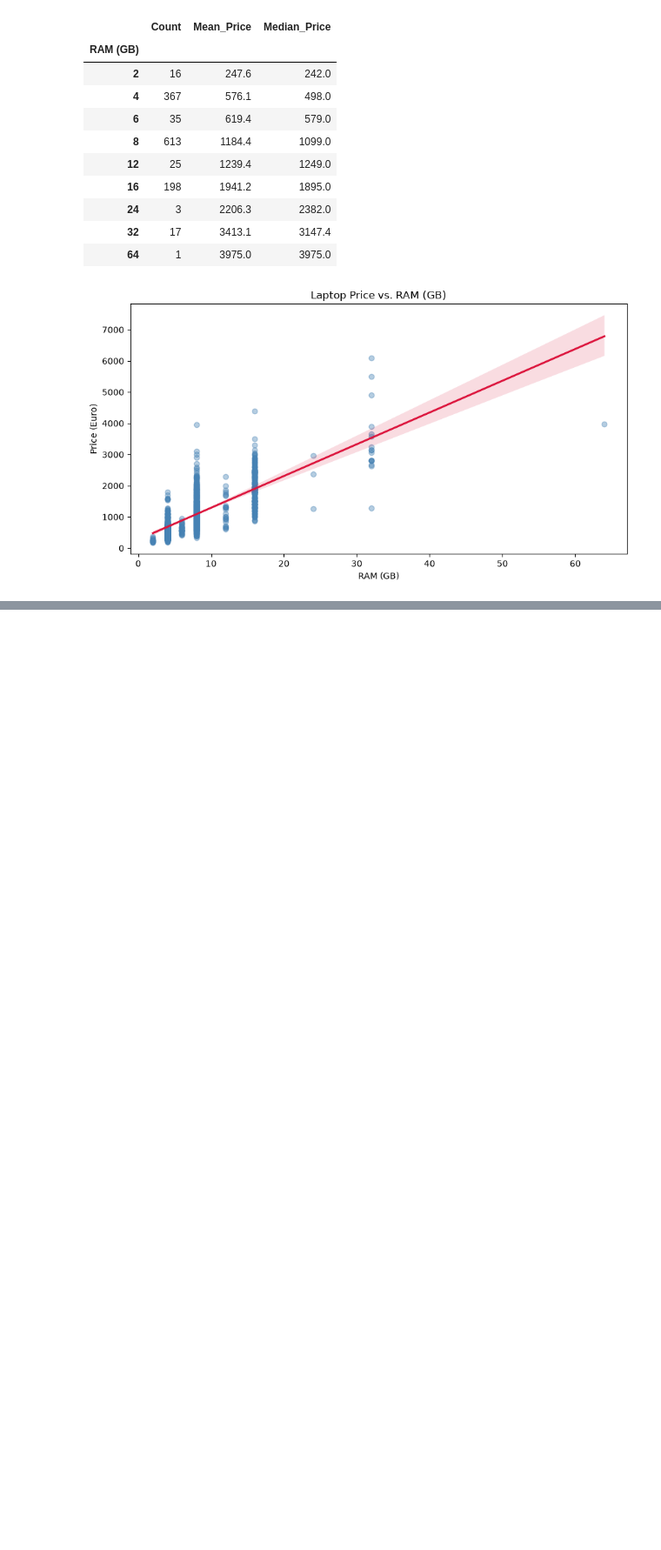
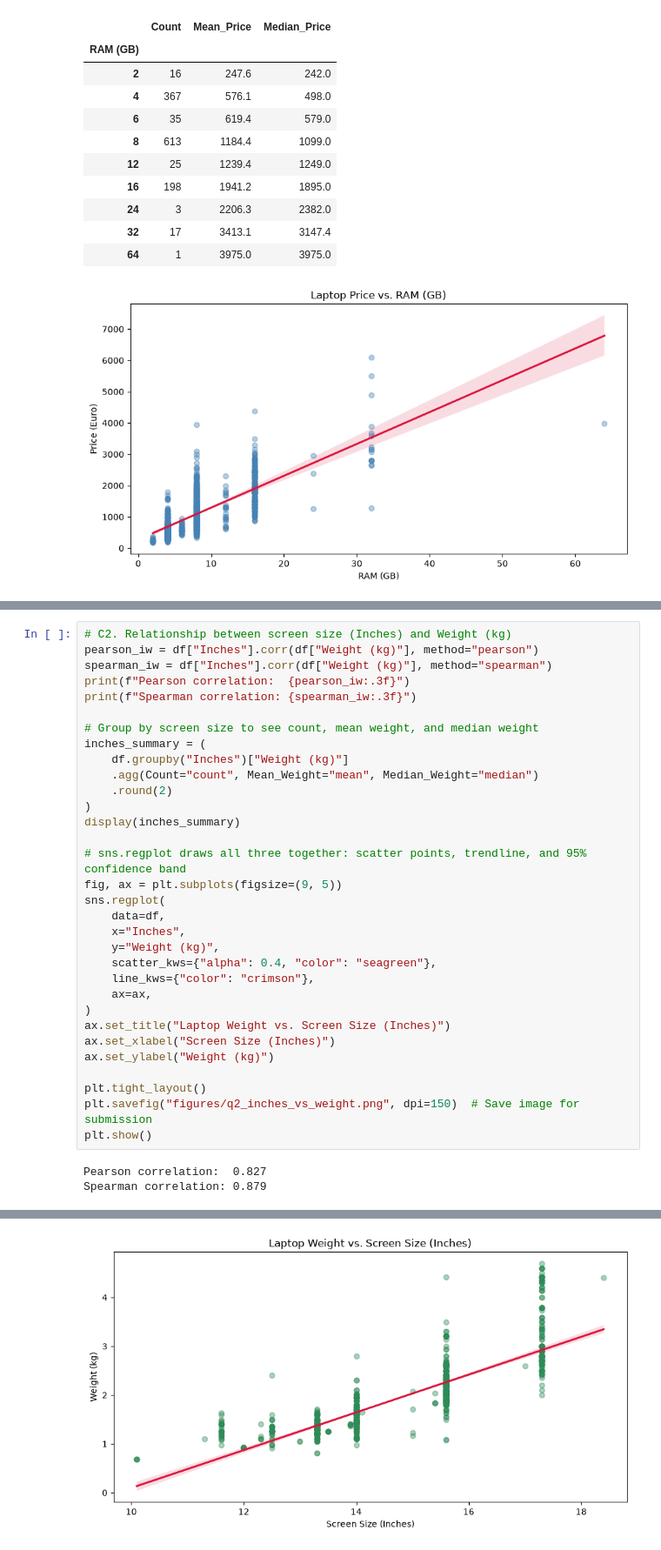
Before and after one commit to noyNosrati/MiniProject_python_1, a Jupyter notebook: Q2_laptop_analysis.ipynb, the cells around one changed output, grey strips where cells are left out. Shown at 87% size. Drawn from its saved outputs; the diff is of its cells as text; blank space fills up the shorter version.

```diff
--- a/Q2_laptop_analysis.ipynb
+++ b/Q2_laptop_analysis.ipynb
@@ -291,0 +310,35 @@ Spearman correlation: 0.764
+# %%
+# C2. Relationship between screen size (Inches) and Weight (kg)
+pearson_iw = df["Inches"].corr(df["Weight (kg)"], method="pearson")
+spearman_iw = df["Inches"].corr(df["Weight (kg)"], method="spearman")
+print(f"Pearson correlation:  {pearson_iw:.3f}")
+print(f"Spearman correlation: {spearman_iw:.3f}")
+
+# Group by screen size to see count, mean weight, and median weight
+inches_summary = (
+    df.groupby("Inches")["Weight (kg)"]
+    .agg(Count="count", Mean_Weight="mean", Median_Weight="median")
+    .round(2)
+)
+display(inches_summary)
+
+# sns.regplot draws all three together: scatter points, trendline, and 95% confidence band
+fig, ax = plt.subplots(figsize=(9, 5))
+sns.regplot(
+    data=df,
+    x="Inches",
+    y="Weight (kg)",
+    scatter_kws={"alpha": 0.4, "color": "seagreen"},
+    line_kws={"color": "crimson"},
+    ax=ax,
+)
+ax.set_title("Laptop Weight vs. Screen Size (Inches)")
+ax.set_xlabel("Screen Size (Inches)")
+ax.set_ylabel("Weight (kg)")
+
+plt.tight_layout()
+plt.savefig("figures/q2_inches_vs_weight.png", dpi=150)  # Save image for submission
+plt.show()
+# %% [output]
+Pearson correlation:  0.827
+Spearman correlation: 0.879
@@ -291,0 +363 @@ Spearman correlation: 0.764
+[figure, added]
```
Also changed, not shown: parts of 5 cells of this notebook, 3 other files.
